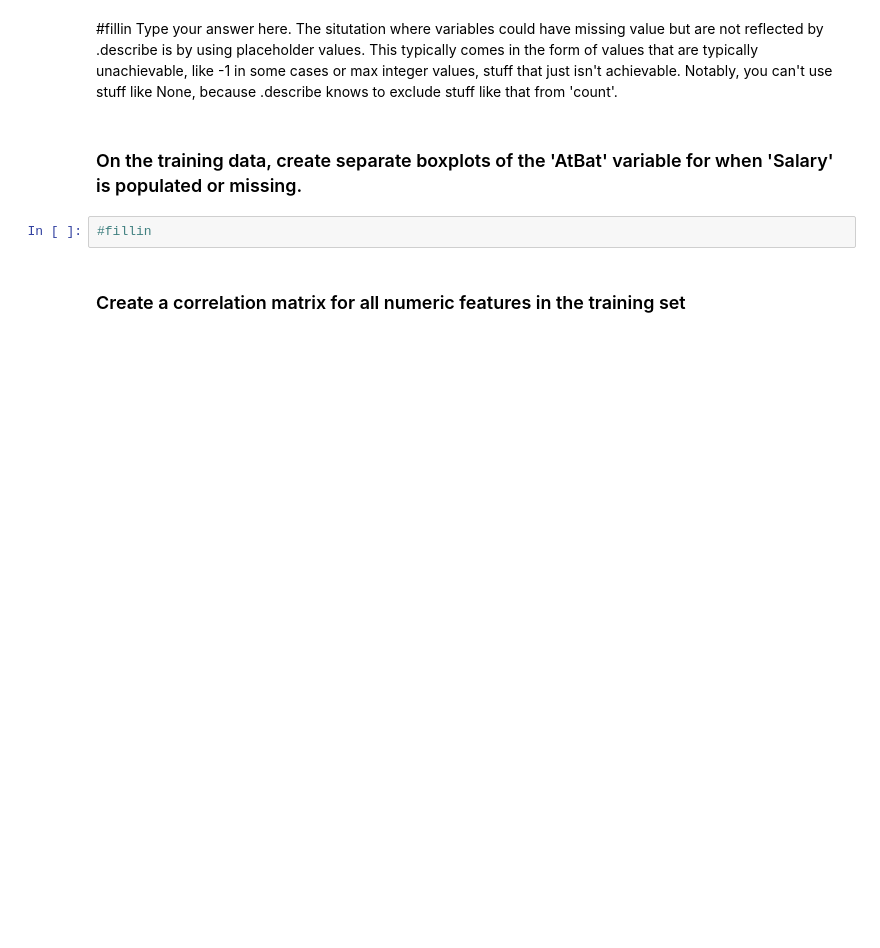
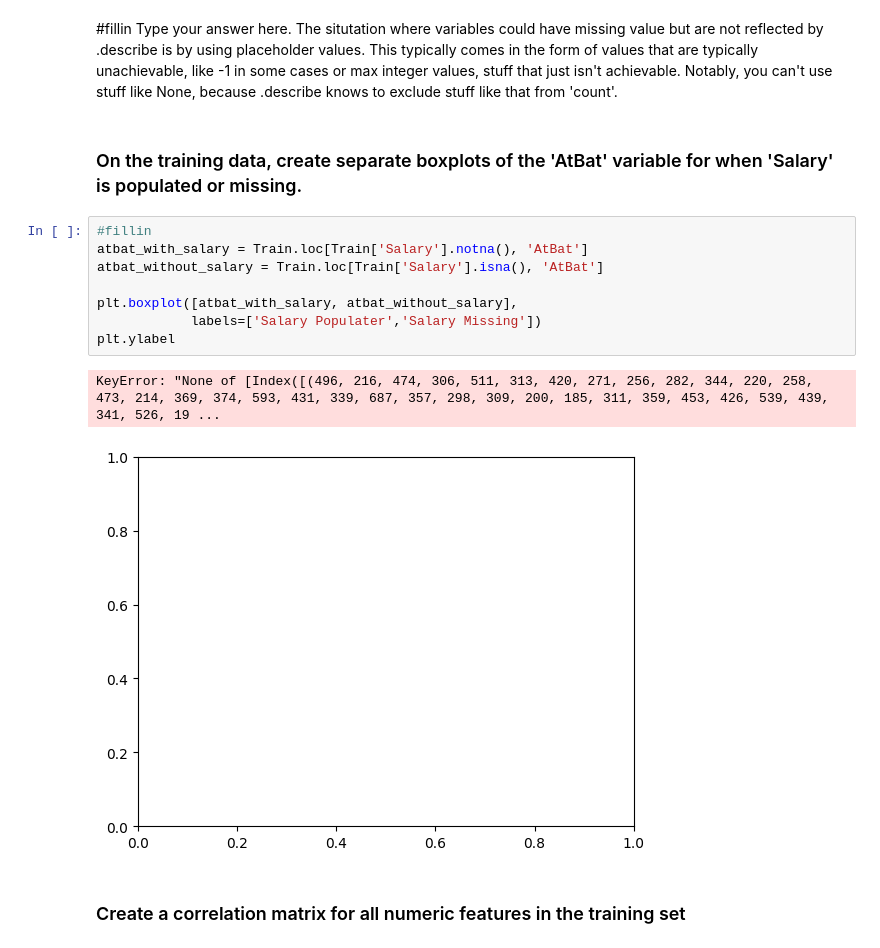
Before and after one commit to JosephPizzuti/code_2600, a Jupyter notebook: mod03_eda.ipynb, the cells around one changed output. Saved outputs shown, nothing was run; the diff lists cells and outputs as text; blank space fills up the shorter version.

Commit message:
added boxplots for AtBat salary present/missing

```diff
--- a/mod03_eda.ipynb
+++ b/mod03_eda.ipynb
@@ -147,6 +147,15 @@ The situtation where variables could have missing value but are not reflected by
 ### On the training data, create separate boxplots of the 'AtBat' variable for when 'Salary' is populated or missing.
 # %%
 #fillin
+atbat_with_salary = Train.loc[Train['Salary'].notna(), 'AtBat']
+atbat_without_salary = Train.loc[Train['Salary'].isna(), 'AtBat']
+
+plt.boxplot([atbat_with_salary, atbat_without_salary],
+            labels=['Salary Populater','Salary Missing'])
+plt.ylabel
+# %% [output]
+KeyError: "None of [Index([(496, 216, 474, 306, 511, 313, 420, 271, 256, 282, 344, 220, 258, 473, 214, 369, 374, 593, 431, 339, 687, 357, 298, 309, 200, 185, 311, 359, 453, 426, 539, 439, 341, 526, 19 ...
+[figure, added]
 # %% [markdown]
 ### Create a correlation matrix for all numeric features in the training set
 # %%
```
